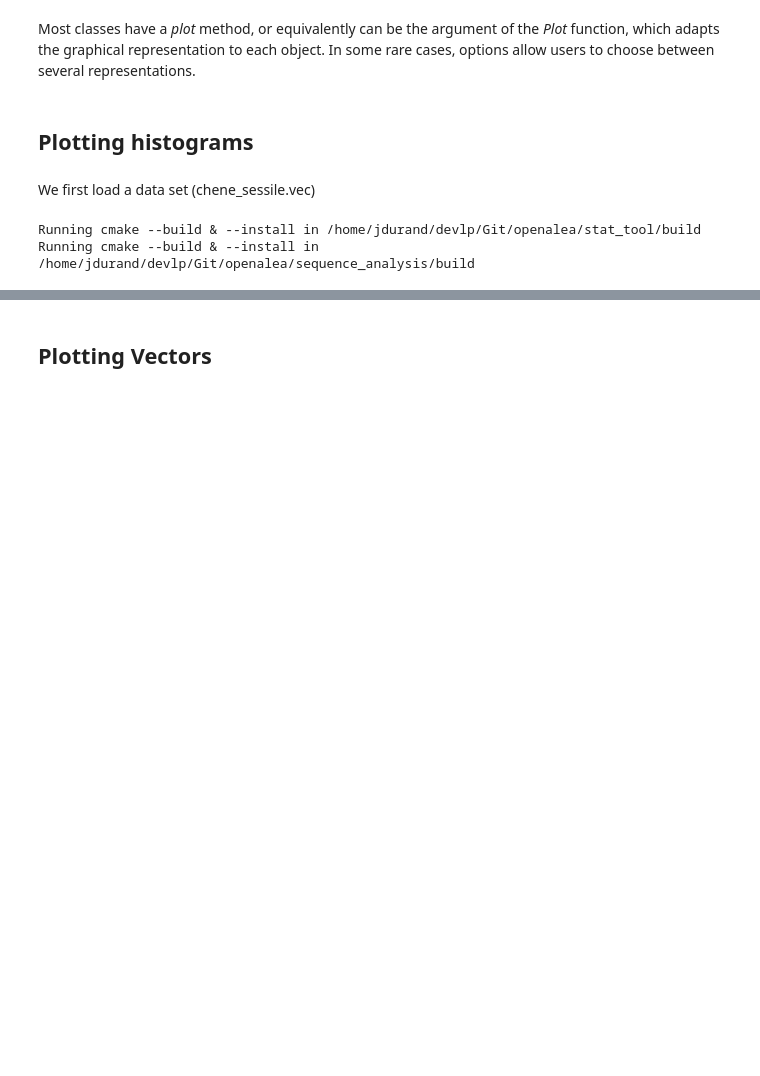
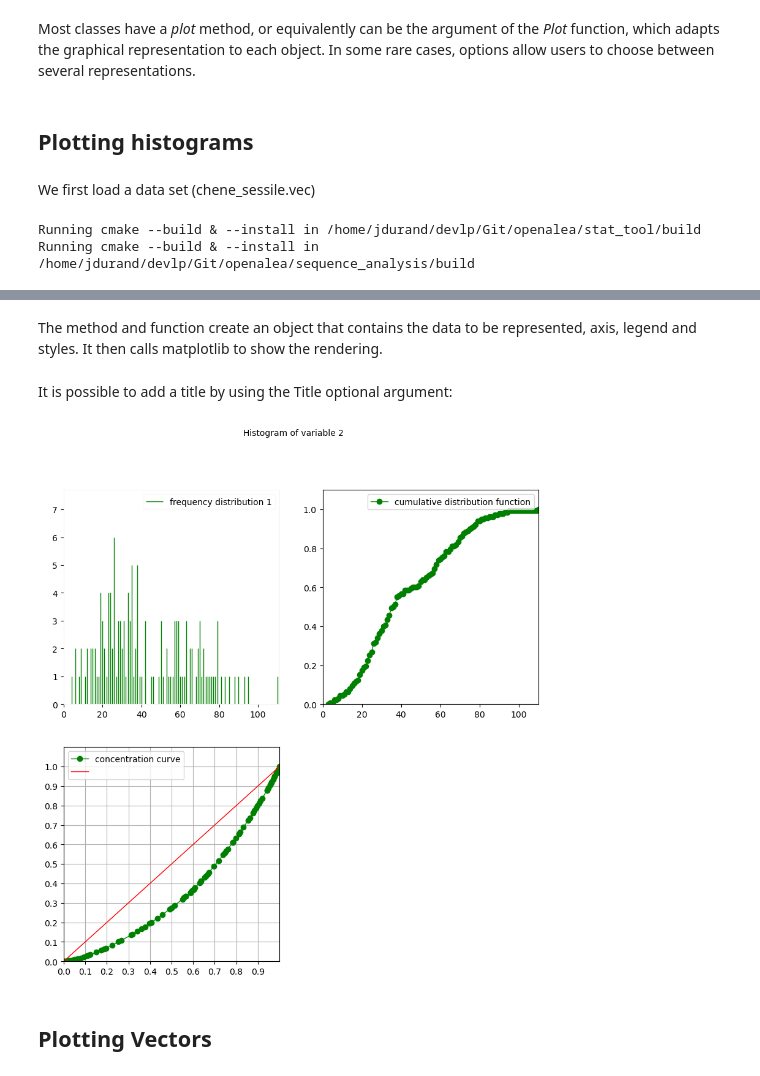
Before and after one commit to openalea/stat_tool, a Jupyter notebook: doc/examples/plotting.ipynb, the cells around one changed output, grey strips where cells are left out. Saved outputs shown, nothing was run; the diff lists cells and outputs as text; code cells hidden in the pictures; blank space fills up the shorter version.

```diff
--- a/doc/examples/plotting.ipynb
+++ b/doc/examples/plotting.ipynb
@@ -44,2 +54,10 @@ Note that vec2 contains 6 variables.
+# %% [markdown]
+The method and function create an object that contains the data to be represented, axis, legend and styles. It then calls matplotlib to show the rendering.
+# %% [markdown]
+It is possible to add a title by using the Title optional argument:
+# %%
+Plot(H, Title="Histogram of variable 2")
+# %% [output]
+[figure, added]
 # %% [markdown]
 ## Plotting Vectors
```
Also changed, not shown: parts of 43 cells of this notebook, 3 other files.
